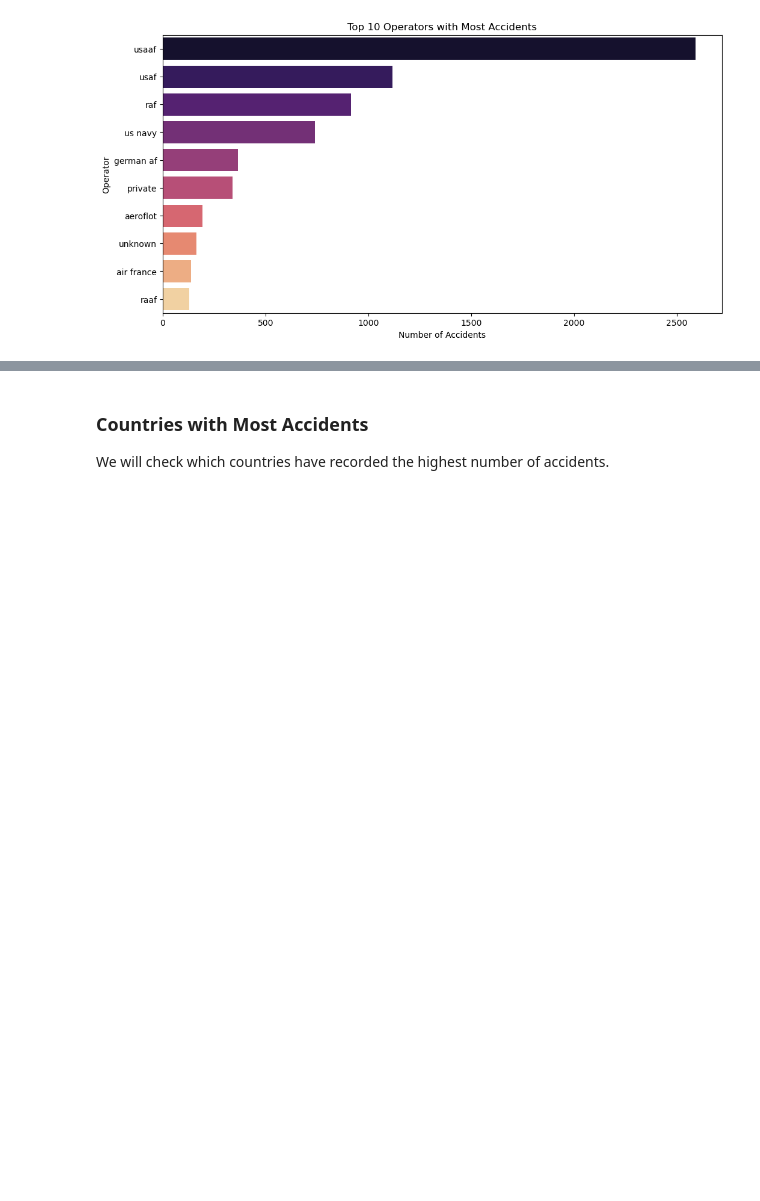
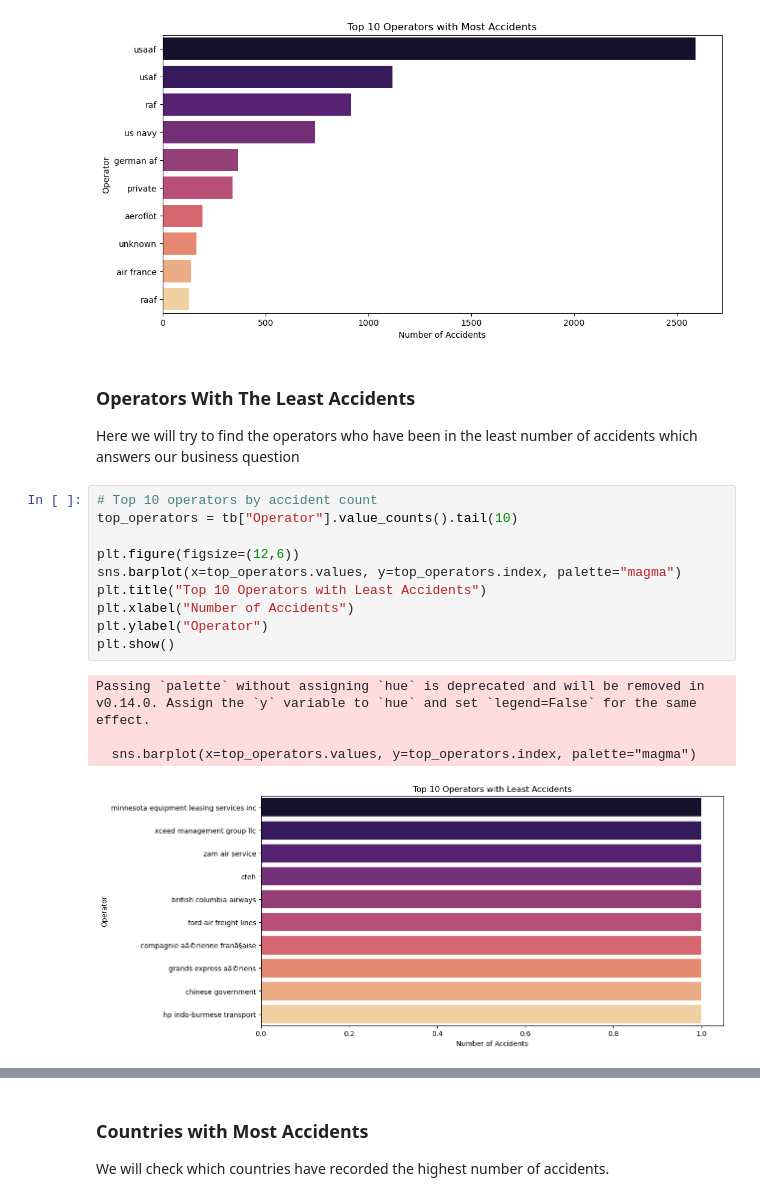
Before and after one commit to Jose-Barasa1/ds-final-project, a Jupyter notebook: index.ipynb, the cells around one changed output, grey strips where cells are left out. Drawn from its saved outputs; the diff is of its cells as text; blank space fills up the shorter version.

Commit message:
finalize on cleaning and visualizations

```diff
--- a/index.ipynb
+++ b/index.ipynb
@@ -468,3 +476,21 @@ Passing `palette` without assigning `hue` is deprecated and will be removed in v
 
   sns.barplot(x=top_operators.values, y=top_operators.index, palette="magma")
 [figure]
+# %% [markdown]
+### Operators With The Least Accidents
+Here we will try to find the operators who have been in the least number of accidents which answers our business question
+# %%
+# Top 10 operators by accident count
+top_operators = tb["Operator"].value_counts().tail(10)
+
+plt.figure(figsize=(12,6))
+sns.barplot(x=top_operators.values, y=top_operators.index, palette="magma")
+plt.title("Top 10 Operators with Least Accidents")
+plt.xlabel("Number of Accidents")
+plt.ylabel("Operator")
+plt.show()
+# %% [output]
+Passing `palette` without assigning `hue` is deprecated and will be removed in v0.14.0. Assign the `y` variable to `hue` and set `legend=False` for the same effect.
+
+  sns.barplot(x=top_operators.values, y=top_operators.index, palette="magma")
+[figure, added]
```
Also changed, not shown: parts of 11 cells of this notebook.
